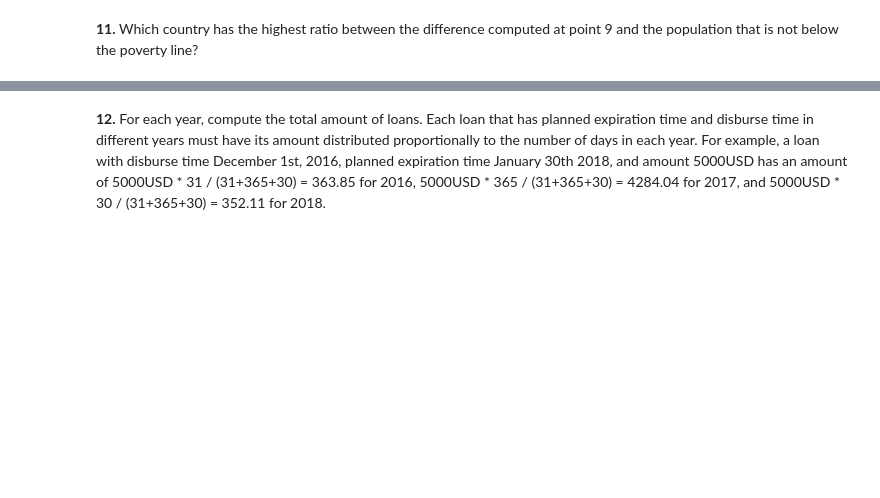
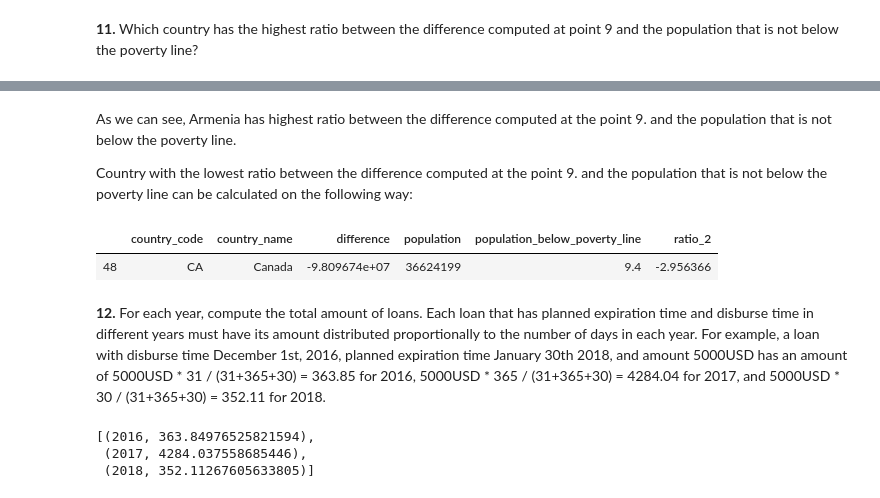
Before and after one commit to vladofilipovic/Foundation_CS_Project, a Jupyter notebook: project/solution-01-primary-final.ipynb, the cells around one changed output, grey strips where cells are left out. Drawn from its saved outputs; the diff is of its cells as text; code cells hidden in the pictures; blank space fills up the shorter version.

```diff
--- a/project/solution-01-primary-final.ipynb
+++ b/project/solution-01-primary-final.ipynb
@@ -265,3 +565,12 @@ country_stat_loan_and_lent[country_stat_loan_and_lent.ratio_2 == country_stat_lo
+# %% [markdown]
+As we can see, Armenia has  highest ratio between the difference computed at the point 9. and the population that is not below the poverty line.
+
+Country with the lowest ratio between the difference computed at the point 9. and the population that is not below the poverty line can be calculated on the following way:
+# %%
+country_stat_loan_and_lent[country_stat_loan_and_lent.ratio_2 == country_stat_loan_and_lent.ratio_2.min()]
+# %% [output]
+|  | country_code | country_name | difference | population | population_below_poverty_line | ratio_2 |
+| 48 | CA | Canada | -9.809674e+07 | 36624199 | 9.4 | -2.956366 |
 # %% [markdown]
 **12.** For each year, compute the total amount of loans. Each loan that has planned expiration time and disburse time in different years must have its amount distributed proportionally to the number of days in each year. For example, a loan with disburse time December 1st, 2016, planned expiration time January 30th 2018, and amount 5000USD has an amount of 5000USD * 31 / (31+365+30) = 363.85 for 2016, 5000USD * 365 / (31+365+30) = 4284.04 for 2017, and 5000USD * 30 / (31+365+30) = 352.11 for 2018.
 # %%
@@ -291,16 +600,26 @@ def total_amount_of_loans(disb, plan_exp, amount):
     curr = curr.replace(tzinfo=None)
     for y in range(disb.year, plan_exp.year):
         dy = (dt.strptime(str(y)+'-12-31',"%Y-%m-%d").replace(tzinfo=None)-curr).days + 1
-        total_amount.append((y, dy * amount / total_days))
+        if(total_days >0):
+            total_amount.append( (y, dy * amount / total_days) )
+        else:
+            total_amount.append( (y, 0) )
         curr = dt.strptime(str(y+1)+'-01-01',"%Y-%m-%d")
         curr = curr.replace(tzinfo=None)
     dy = (plan_exp-curr).days + 1
-    total_amount.append( (plan_exp.year, dy * amount / total_days) )
+    if(total_days >0):
+        total_amount.append( (plan_exp.year, dy * amount / total_days) )
+    else:
+        total_amount.append( (plan_exp.year,0) )
     return total_amount
 
 d_t = dt.strptime( '2016-12-01', "%Y-%m-%d")
 p_e_t = dt.strptime( '2018-01-30', "%Y-%m-%d")
 total_amount_of_loans(d_t, p_e_t, 5000)
+# %% [output]
+[(2016, 363.84976525821594),
+ (2017, 4284.037558685446),
+ (2018, 352.11267605633805)]
 # %%
 import pandas as pd
 import numpy as np
```
Also changed, not shown: parts of 27 cells of this notebook, 1 other file.
